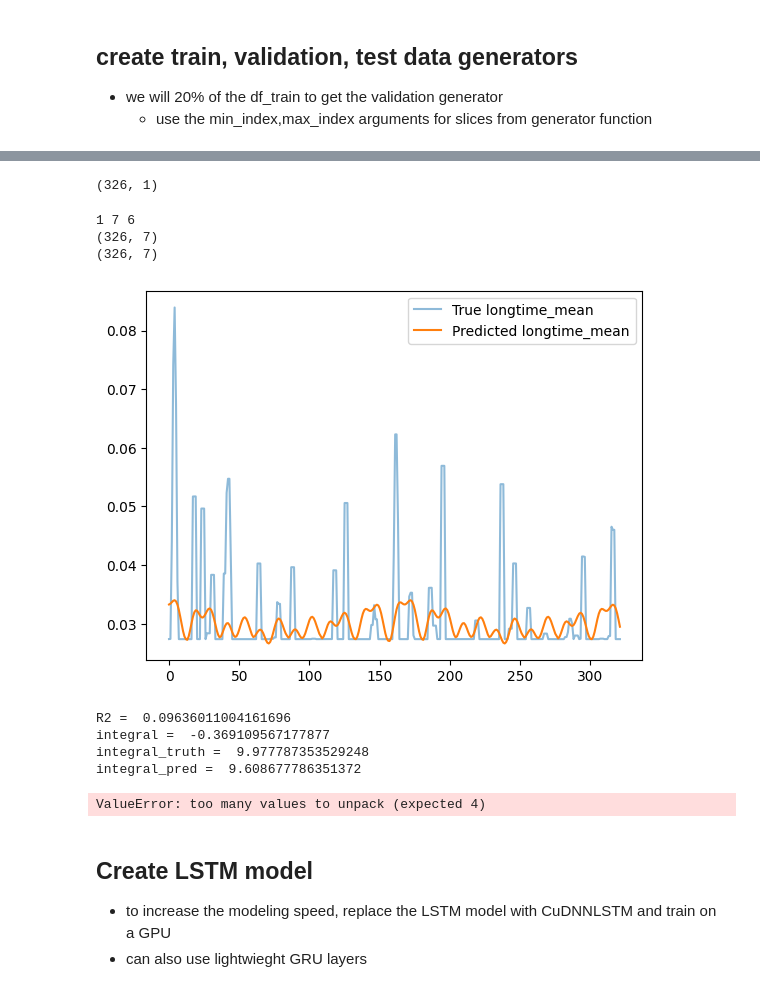
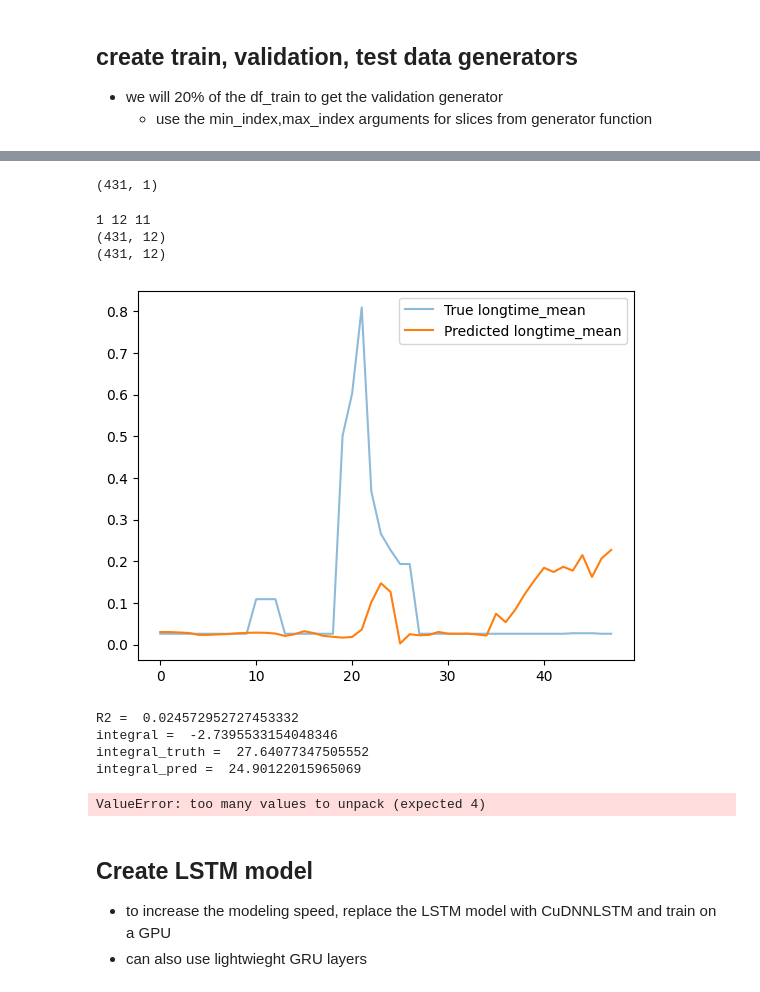
Before and after one commit to grinwi/smartboiler, a Jupyter notebook: src/smartboiler/lstm_example_with_multivariate_time_series 2.ipynb, the cells around one changed output, grey strips where cells are left out. Saved outputs shown, nothing was run; the diff lists cells and outputs as text; code cells hidden in the pictures.

```diff
--- a/src/smartboiler/lstm_example_with_multivariate_time_series 2.ipynb
+++ b/src/smartboiler/lstm_example_with_multivariate_time_series 2.ipynb
@@ -271,7 +271,7 @@ df_60T = pd.concat([df.iloc[1166:1550], df.iloc[2083:]])
 with open('df_60T.pkl', 'wb') as f:
     df_60T.to_pickle(f)
 
-df = df_30T.reset_index(drop=True).dropna()
+df = df_60T.reset_index(drop=True).dropna()
 df_train = df.loc[:int(df.shape[0]*0.8),:]
 df_test = df.loc[int(df.shape[0]*0.8):,:]
 # %%
@@ -291,14 +291,14 @@ from sklearn.preprocessing import RobustScaler
 df_train_norm = df_train.copy()
 df_test_norm = df_test.copy()
 
-scaler = RobustScaler()
+# scaler = RobustScaler()
 
-# df_train_norm.loc[:,predicted_column:] = scaler.fit_transform(df_train.loc[:,predicted_column:])
-# df_test_norm.loc[:,predicted_column:] = scaler.transform(df_test.loc[:,predicted_column:])
-df_train_norm[df_train.columns] = scaler.fit_transform(df_train)
-df_test_norm[df_train.columns] = scaler.transform(df_test)
+# # df_train_norm.loc[:,predicted_column:] = scaler.fit_transform(df_train.loc[:,predicted_column:])
+# # df_test_norm.loc[:,predicted_column:] = scaler.transform(df_test.loc[:,predicted_column:])
+# df_train_norm[df_train.columns] = scaler.fit_transform(df_train)
+# df_test_norm[df_train.columns] = scaler.transform(df_test)
 
 
-df_train_norm.plot(y='longtime_mean')
+df_test_norm.plot(y='longtime_mean')
 # %% [output]
 <AxesSubplot:>
@@ -394,7 +394,7 @@ End training
 from sklearn.metrics import mean_squared_error
 from scipy import stats
 import matplotlib.pyplot as plt
-df_test,_ = dataHandlerTest.get_data_for_training_model(left_time_interval=datetime(2024, 3, 1, 0, 0, 0, 0), right_time_interval=datetime(2024, 3, 16, 0, 0, 0, 0))
+# df_test,_ = dataHandlerTest.get_data_for_training_model(left_time_interval=datetime(2024, 3, 1, 0, 0, 0, 0), right_time_interval=datetime(2024, 3, 16, 0, 0, 0, 0))
 df_test_norm = df_test.copy()
 
 
@@ -420,7 +420,7 @@ y_pred = forecast.model.predict(X)
 # %%
 y_pred.shape
 # %% [output]
-(326, 1)
+(431, 1)
 # %%
 
 
@@ -434,55 +434,55 @@ print(num_targets, len_columns, num_features)
 y_pred_inv = np.concatenate(
     (y_pred, np.zeros((y_pred.shape[0], num_features))), axis=1
 )
-y_pred_inv = scaler.inverse_transform(y_pred_inv)
+y_pred_inv = forecast.scaler.inverse_transform(y_pred_inv)
 
 y_truth_concat = np.concatenate(
     (y_truth, np.zeros((y_truth.shape[0], num_features))), axis=1
 )
-y_truth_concat = scaler.inverse_transform(y_truth_concat)
+y_truth_concat = forecast.scaler.inverse_transform(y_truth_concat)
 
 print(y_truth_concat.shape)
 print(y_pred_inv.shape)
 
 for i in range(num_targets):
     y_pred_curr = y_pred_inv[4:, i]
     y_truth_curr = y_truth_concat[4:, i]
     plt.figure()
-    plt.plot(y_truth_curr, label=f'True {predicted_columns[i]}', alpha=0.5)
-    plt.plot(y_pred_curr, label=f'Predicted {predicted_columns[i]}')
+    plt.plot(y_truth_curr[:48], label=f'True {predicted_columns[i]}', alpha=0.5)
+    plt.plot(y_pred_curr[:48], label=f'Predicted {predicted_columns[i]}')
     plt.legend()
     plt.show()
     slope, intercept, r_value, p_value, std_err = stats.linregress(x=y_pred_curr,y=y_truth_curr)
     # mse = mean_squared_error(y_true=y_truth_curr, y_pred=y_pred_curr, squared=True)
     # rmse = mean_squared_error(y_true=y_truth_curr, y_pred=y_pred_curr, squared=False)
 
 
     print('R2 = ',r_value*r_value)
     # print('mse = ',mse)
     # print('rmse = ',rmse)
     #print integral of y_pred_curr - y_truth_curr
     print('integral = ',np.trapz(y_pred_curr - y_truth_curr))
     print('integral_truth = ',np.trapz(y_truth_curr))
     print('integral_pred = ',np.trapz(y_pred_curr))
 
 
 slope, intercept, r_value, p_value, std_err = stats.linregress(x=y_pred,y=y_truth)
 mse = mean_squared_error(y_true=y_truth, y_pred=y_pred, squared=True)
 rmse = mean_squared_error(y_true=y_truth, y_pred=y_pred, squared=False)
 
 
 print('R2 = ',r_value*r_value)
 print('mse = ',mse)
 print('rmse = ',rmse)
 # %% [output]
-1 7 6
-(326, 7)
-(326, 7)
+1 12 11
+(431, 12)
+(431, 12)
-[figure, old version]
+[figure, new version]
-R2 =  0.09636011004161696
-integral =  -0.369109567177877
-integral_truth =  9.977787353529248
-integral_pred =  9.608677786351372
+R2 =  0.024572952727453332
+integral =  -2.7395533154048346
+integral_truth =  27.64077347505552
+integral_pred =  24.90122015965069
 ValueError: too many values to unpack (expected 4)
 # %%
 # df_train_norm to csv with header as colun name
```
Also changed, not shown: parts of 4 cells of this notebook.
